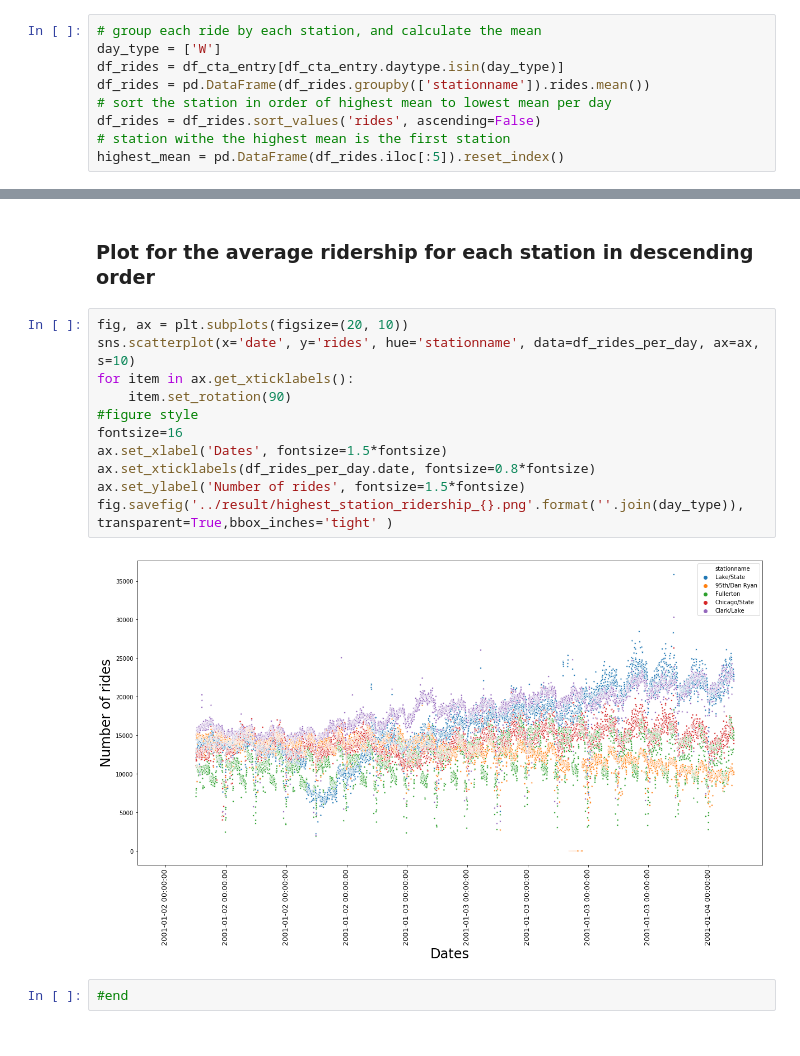
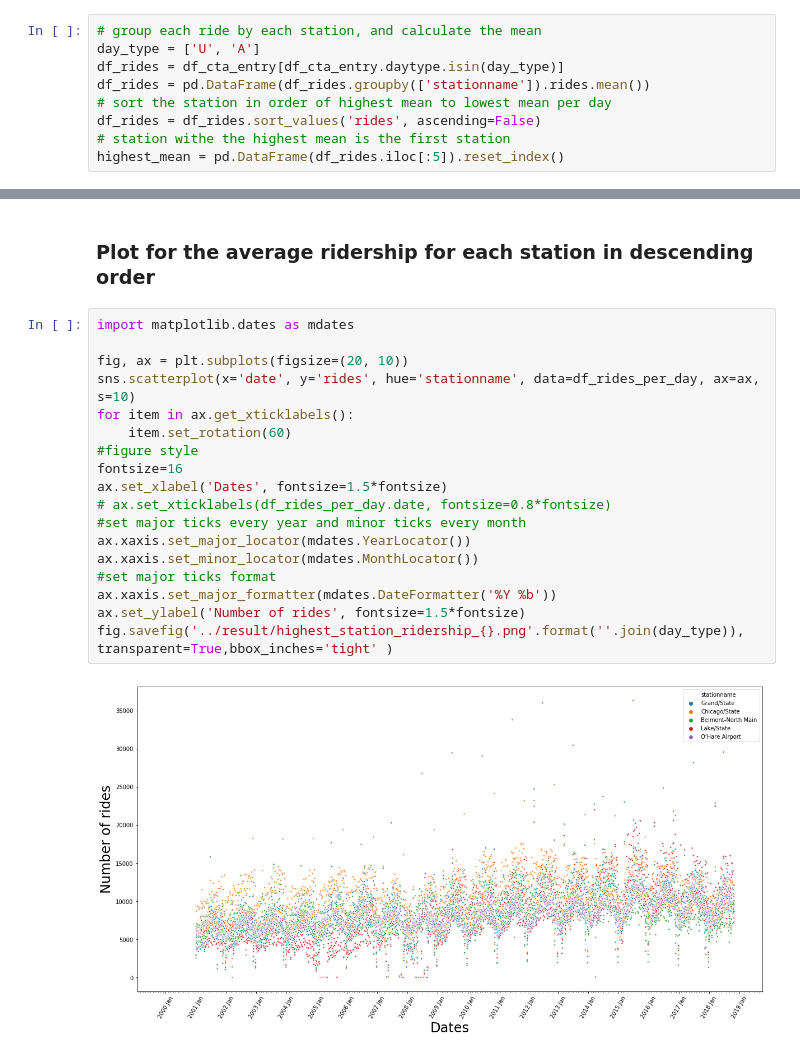
Before and after one commit to hyojunada/chicago_cta, a Jupyter notebook: notebook/Project-Traffic.ipynb, the cells around one changed output, grey strips where cells are left out. Cells and saved outputs as stored; diff of their text form.

```diff
--- a/notebook/Project-Traffic.ipynb
+++ b/notebook/Project-Traffic.ipynb
@@ -42,7 +43,7 @@ df_cta_station.columns = df_cta_station.columns.str.lower().str.replace(' ', '_'
 Find the top 5 stations with the highest average ridership per day.
 # %%
 # group each ride by each station, and calculate the mean
-day_type = ['W']
+day_type = ['U', 'A']
 df_rides = df_cta_entry[df_cta_entry.daytype.isin(day_type)]
 df_rides = pd.DataFrame(df_rides.groupby(['stationname']).rides.mean())
 # sort the station in order of highest mean to lowest mean per day
@@ -64,17 +65,22 @@ df_rides_per_day = df_cta_entry[df_cta_entry['stationname'].isin(highest_mean.st
 # %% [markdown]
 ### Plot for the average ridership for each station in descending order
 # %%
+import matplotlib.dates as mdates
+
 fig, ax = plt.subplots(figsize=(20, 10))
 sns.scatterplot(x='date', y='rides', hue='stationname', data=df_rides_per_day, ax=ax, s=10)
 for item in ax.get_xticklabels():
-    item.set_rotation(90)
+    item.set_rotation(60)
 #figure style
 fontsize=16
 ax.set_xlabel('Dates', fontsize=1.5*fontsize)
-ax.set_xticklabels(df_rides_per_day.date, fontsize=0.8*fontsize)
+# ax.set_xticklabels(df_rides_per_day.date, fontsize=0.8*fontsize)
+#set major ticks every year and minor ticks every month
+ax.xaxis.set_major_locator(mdates.YearLocator())
+ax.xaxis.set_minor_locator(mdates.MonthLocator())
+#set major ticks format
+ax.xaxis.set_major_formatter(mdates.DateFormatter('%Y %b'))
 ax.set_ylabel('Number of rides', fontsize=1.5*fontsize)
 fig.savefig('../result/highest_station_ridership_{}.png'.format(''.join(day_type)), transparent=True,bbox_inches='tight' )
 # %% [output]
-[figure, old version]
+[figure, new version]
-# %%
-#end
```
Also changed, not shown: parts of 4 cells of this notebook, 5 other files.
